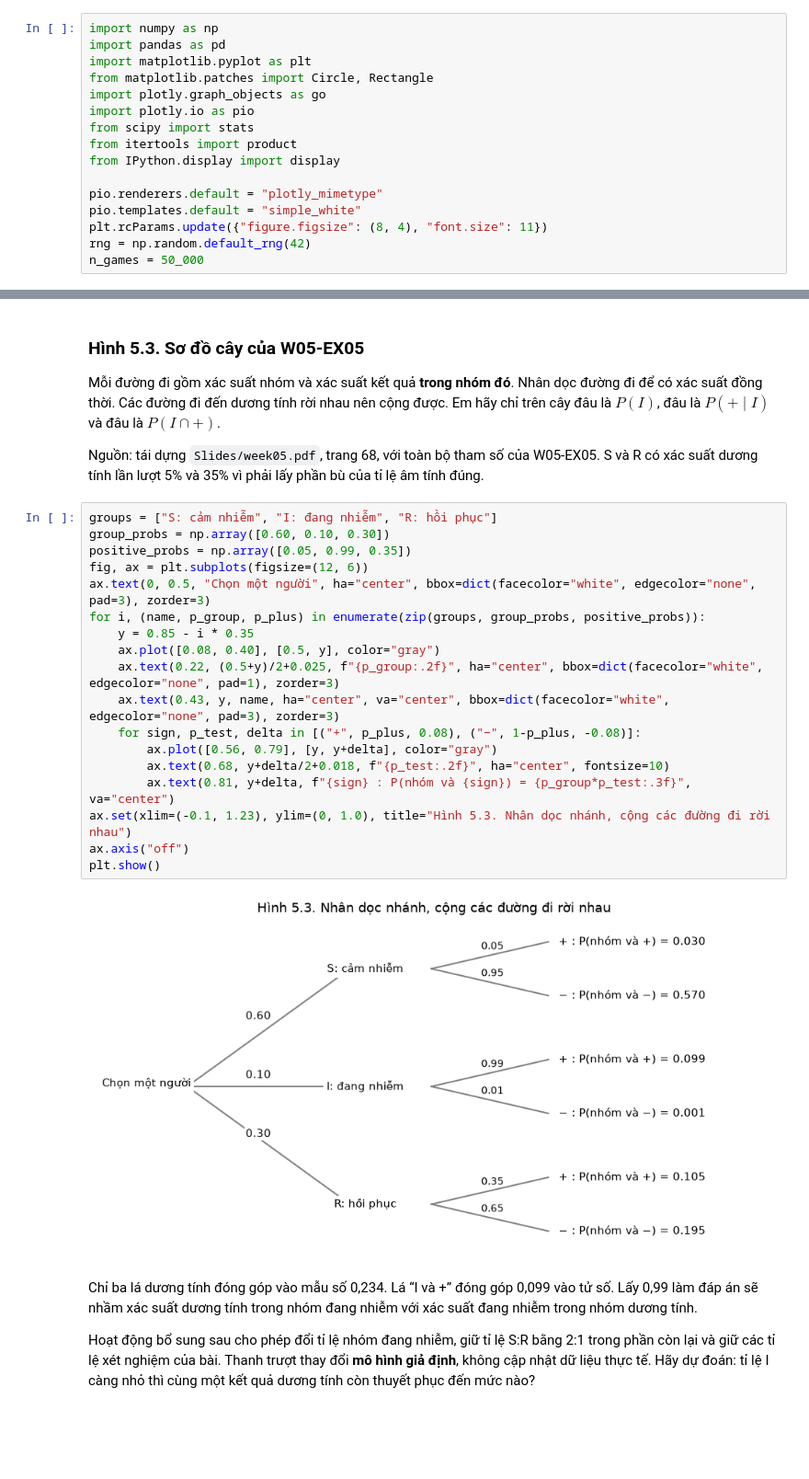
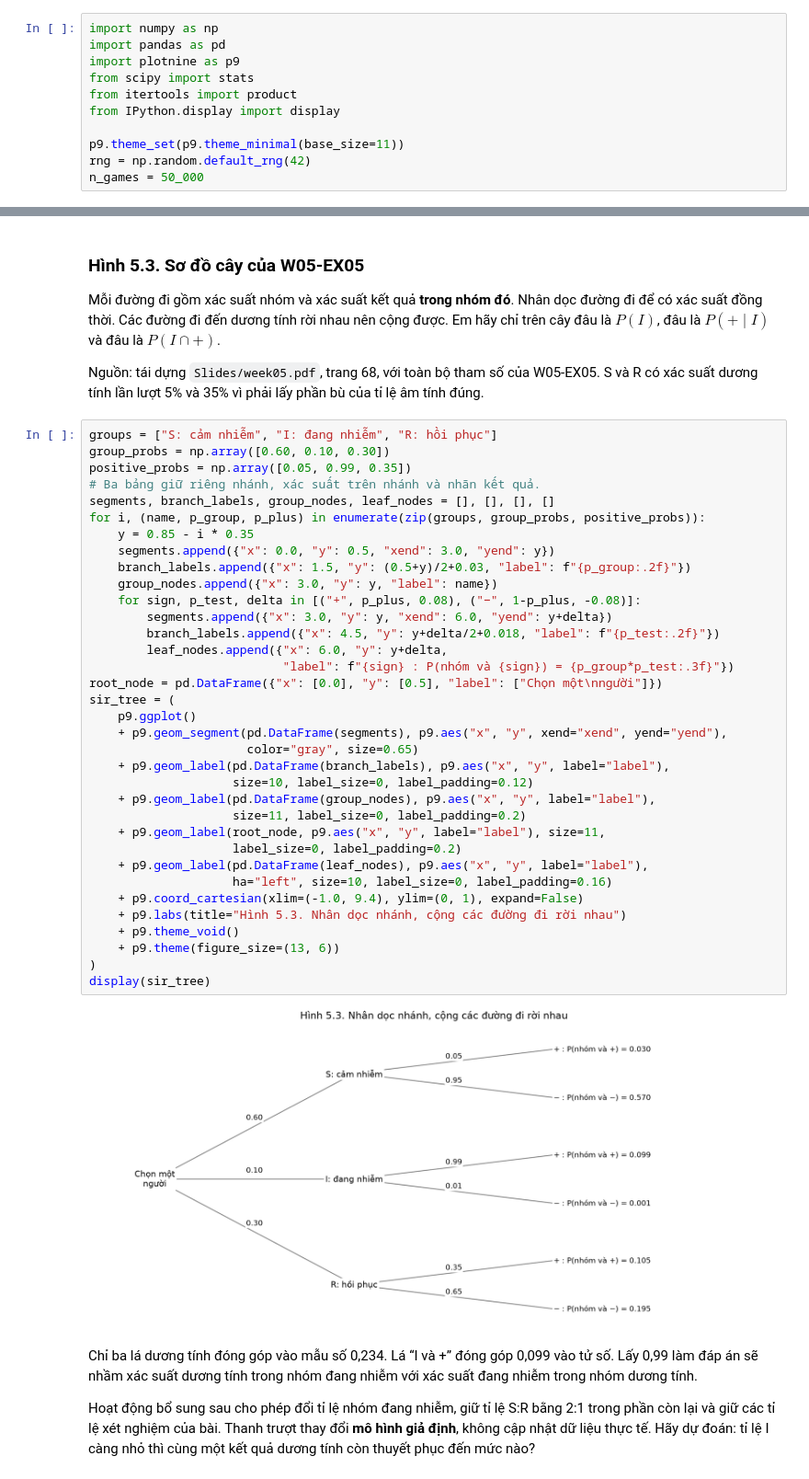
Before and after one commit to h2bach/UET.MAT1052-Labs-Materials, a Jupyter notebook: W5_NenTangVaTinhToanXacSuat.ipynb, the cells around one changed output, grey strips where cells are left out. Shown at 92% size. Drawn from its saved outputs; the diff is of its cells as text; blank space fills up the shorter version.

```diff
--- a/W5_NenTangVaTinhToanXacSuat.ipynb
+++ b/W5_NenTangVaTinhToanXacSuat.ipynb
@@ -22,17 +22,12 @@ Một nhà máy kiểm tra ngẫu nhiên vài linh kiện từ một lô lớn.
 # %%
 import numpy as np
 import pandas as pd
-import matplotlib.pyplot as plt
-from matplotlib.patches import Circle, Rectangle
-import plotly.graph_objects as go
-import plotly.io as pio
+import plotnine as p9
 from scipy import stats
 from itertools import product
 from IPython.display import display
 
-pio.renderers.default = "plotly_mimetype"
-pio.templates.default = "simple_white"
-plt.rcParams.update({"figure.figsize": (8, 4), "font.size": 11})
+p9.theme_set(p9.theme_minimal(base_size=11))
 rng = np.random.default_rng(42)
 n_games = 50_000
 # %% [markdown]
@@ -418,23 +429,40 @@ Nguồn: tái dựng `Slides/week05.pdf`, trang 68, với toàn bộ tham số c
 # %%
 groups = ["S: cảm nhiễm", "I: đang nhiễm", "R: hồi phục"]
 group_probs = np.array([0.60, 0.10, 0.30])
 positive_probs = np.array([0.05, 0.99, 0.35])
-fig, ax = plt.subplots(figsize=(12, 6))
-ax.text(0, 0.5, "Chọn một người", ha="center", bbox=dict(facecolor="white", edgecolor="none", pad=3), zorder=3)
+# Ba bảng giữ riêng nhánh, xác suất trên nhánh và nhãn kết quả.
+segments, branch_labels, group_nodes, leaf_nodes = [], [], [], []
 for i, (name, p_group, p_plus) in enumerate(zip(groups, group_probs, positive_probs)):
     y = 0.85 - i * 0.35
-    ax.plot([0.08, 0.40], [0.5, y], color="gray")
-    ax.text(0.22, (0.5+y)/2+0.025, f"{p_group:.2f}", ha="center", bbox=dict(facecolor="white", edgecolor="none", pad=1), zorder=3)
-    ax.text(0.43, y, name, ha="center", va="center", bbox=dict(facecolor="white", edgecolor="none", pad=3), zorder=3)
+    segments.append({"x": 0.0, "y": 0.5, "xend": 3.0, "yend": y})
+    branch_labels.append({"x": 1.5, "y": (0.5+y)/2+0.03, "label": f"{p_group:.2f}"})
+    group_nodes.append({"x": 3.0, "y": y, "label": name})
     for sign, p_test, delta in [("+", p_plus, 0.08), ("−", 1-p_plus, -0.08)]:
-        ax.plot([0.56, 0.79], [y, y+delta], color="gray")
-        ax.text(0.68, y+delta/2+0.018, f"{p_test:.2f}", ha="center", fontsize=10)
-        ax.text(0.81, y+delta, f"{sign} : P(nhóm và {sign}) = {p_group*p_test:.3f}", va="center")
-ax.set(xlim=(-0.1, 1.23), ylim=(0, 1.0), title="Hình 5.3. Nhân dọc nhánh, cộng các đường đi rời nhau")
-ax.axis("off")
-plt.show()
+        segments.append({"x": 3.0, "y": y, "xend": 6.0, "yend": y+delta})
+        branch_labels.append({"x": 4.5, "y": y+delta/2+0.018, "label": f"{p_test:.2f}"})
+        leaf_nodes.append({"x": 6.0, "y": y+delta,
+                           "label": f"{sign} : P(nhóm và {sign}) = {p_group*p_test:.3f}"})
+root_node = pd.DataFrame({"x": [0.0], "y": [0.5], "label": ["Chọn một\nngười"]})
+sir_tree = (
+    p9.ggplot()
+    + p9.geom_segment(pd.DataFrame(segments), p9.aes("x", "y", xend="xend", yend="yend"),
+                      color="gray", size=0.65)
+    + p9.geom_label(pd.DataFrame(branch_labels), p9.aes("x", "y", label="label"),
+                    size=10, label_size=0, label_padding=0.12)
+    + p9.geom_label(pd.DataFrame(group_nodes), p9.aes("x", "y", label="label"),
+                    size=11, label_size=0, label_padding=0.2)
+    + p9.geom_label(root_node, p9.aes("x", "y", label="label"), size=11,
+                    label_size=0, label_padding=0.2)
+    + p9.geom_label(pd.DataFrame(leaf_nodes), p9.aes("x", "y", label="label"),
+                    ha="left", size=10, label_size=0, label_padding=0.16)
+    + p9.coord_cartesian(xlim=(-1.0, 9.4), ylim=(0, 1), expand=False)
+    + p9.labs(title="Hình 5.3. Nhân dọc nhánh, cộng các đường đi rời nhau")
+    + p9.theme_void()
+    + p9.theme(figure_size=(13, 6))
+)
+display(sir_tree)
 # %% [output]
-[figure, old version]
+[figure, new version]
 # %% [markdown]
 Chỉ ba lá dương tính đóng góp vào mẫu số 0,234. Lá “I và +” đóng góp 0,099 vào tử số. Lấy 0,99 làm đáp án sẽ nhầm xác suất dương tính trong nhóm đang nhiễm với xác suất đang nhiễm trong nhóm dương tính.
 
```
Also changed, not shown: parts of 9 cells of this notebook, 9 other files.
